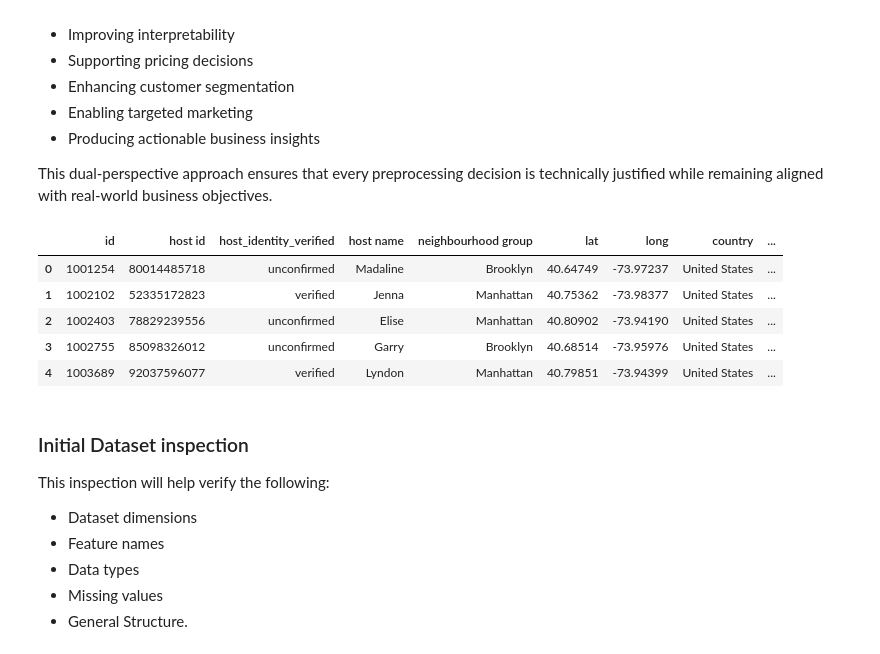
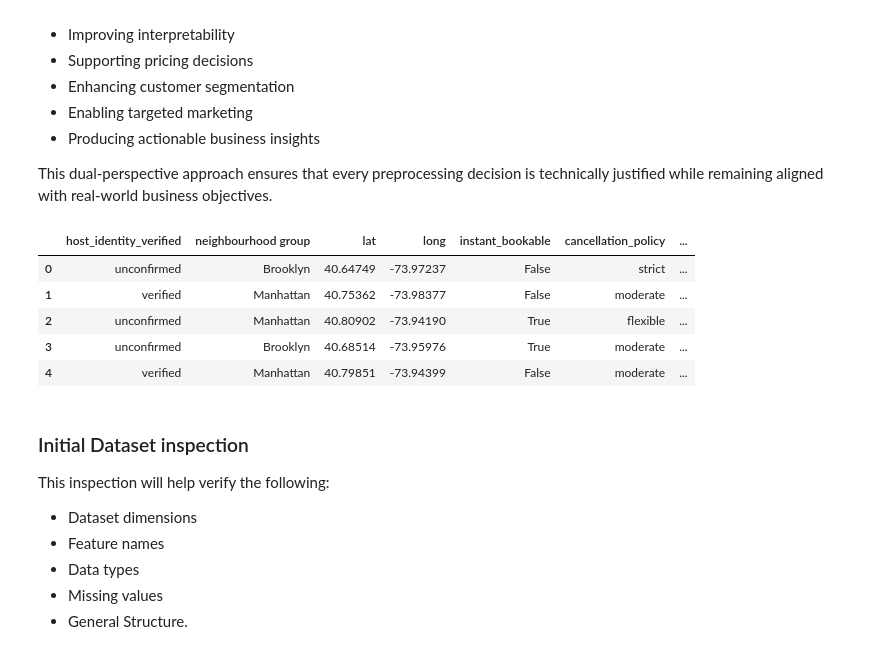
Before and after one commit to Vaishnavik-droid/customer-segmentation, a Jupyter notebook: notebooks/preprocessing.ipynb, the cells around one changed output. Drawn from its saved outputs; the diff is of its cells as text; code cells hidden in the pictures.

```diff
--- a/notebooks/preprocessing.ipynb
+++ b/notebooks/preprocessing.ipynb
@@ -171,15 +171,15 @@ import warnings
 warnings.filterwarnings("ignore")
 # %%
 #Loading the cleaned dataset
-df = pd.read_excel(r"../data/raw/Airbnb_basic_cleaned.xls")
+df = pd.read_csv(r"../data/processed/final_processed_dataset1.xls")
 df.head()
 # %% [output]
-|  | id | host id | host_identity_verified | host name | neighbourhood group | lat | long | country | ... |
-| 0 | 1001254 | 80014485718 | unconfirmed | Madaline | Brooklyn | 40.64749 | -73.97237 | United States | ... |
-| 1 | 1002102 | 52335172823 | verified | Jenna | Manhattan | 40.75362 | -73.98377 | United States | ... |
-| 2 | 1002403 | 78829239556 | unconfirmed | Elise | Manhattan | 40.80902 | -73.94190 | United States | ... |
-| 3 | 1002755 | 85098326012 | unconfirmed | Garry | Brooklyn | 40.68514 | -73.95976 | United States | ... |
-| 4 | 1003689 | 92037596077 | verified | Lyndon | Manhattan | 40.79851 | -73.94399 | United States | ... |
+|  | host_identity_verified | neighbourhood group | lat | long | instant_bookable | cancellation_policy | ... |
+| 0 | unconfirmed | Brooklyn | 40.64749 | -73.97237 | False | strict | ... |
+| 1 | verified | Manhattan | 40.75362 | -73.98377 | False | moderate | ... |
+| 2 | unconfirmed | Manhattan | 40.80902 | -73.94190 | True | flexible | ... |
+| 3 | unconfirmed | Brooklyn | 40.68514 | -73.95976 | True | moderate | ... |
+| 4 | verified | Manhattan | 40.79851 | -73.94399 | False | moderate | ... |
 # %% [markdown]
 ### Initial Dataset inspection
 This inspection will help verify the following:
```
Also changed, not shown: parts of 13 cells of this notebook, 5 other files.
